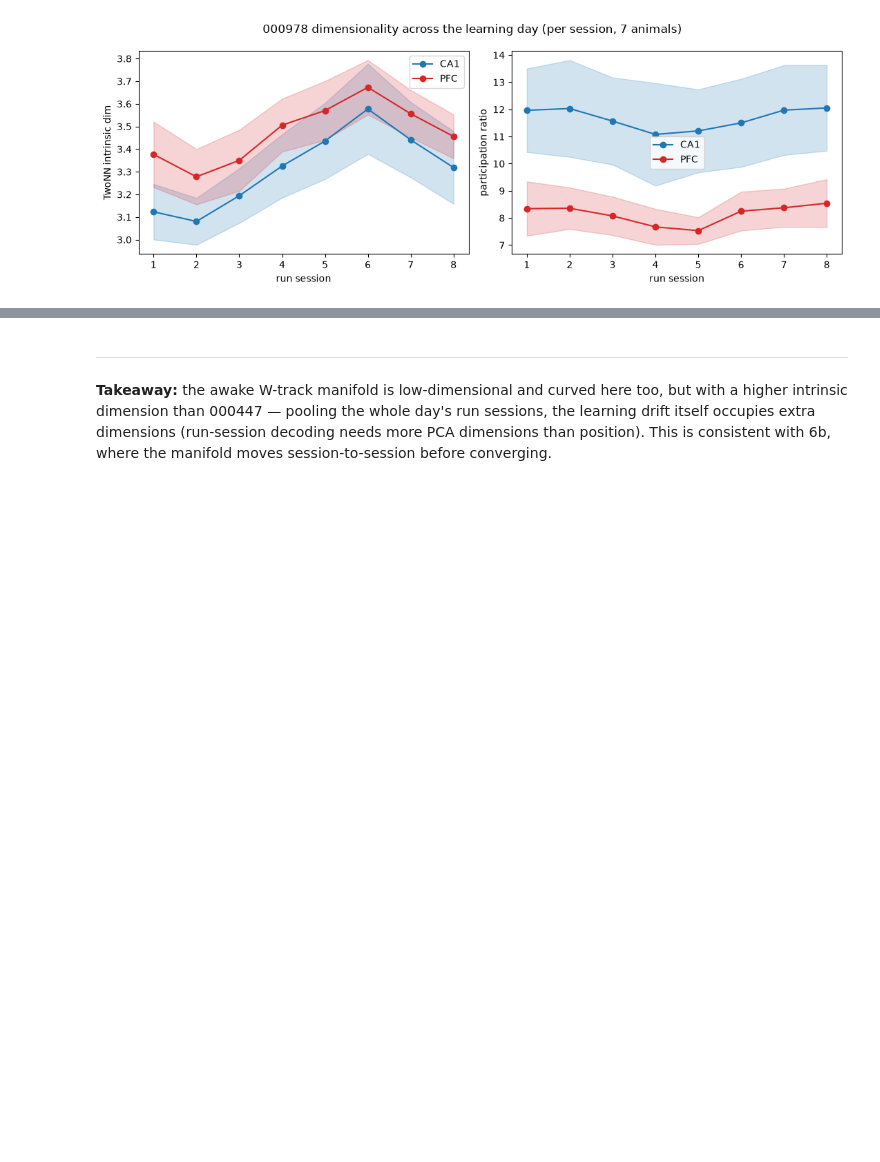
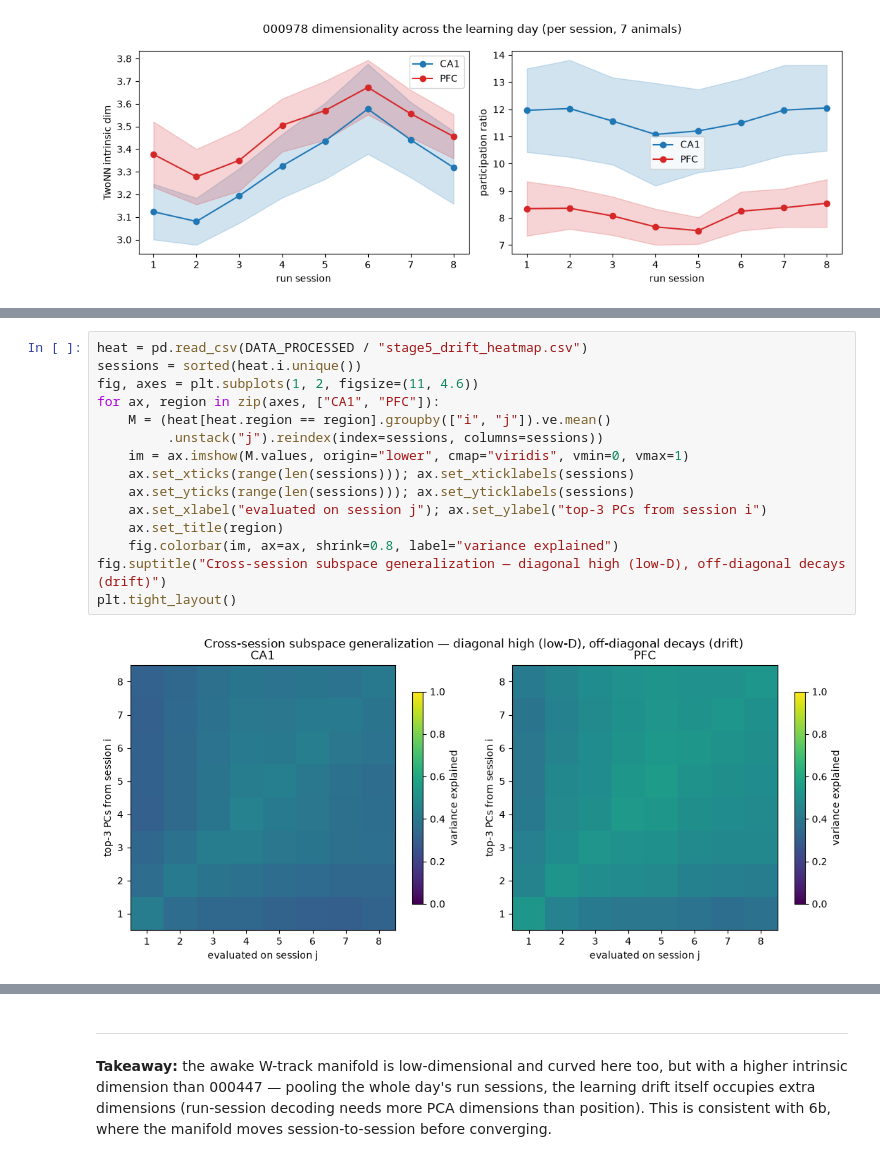
Before and after one commit to M-Proskurin/NeuroDataReHack, a Jupyter notebook: notebooks/000978/06_dimensionality.ipynb, the cells around one changed output, grey strips where cells are left out. Drawn from its saved outputs; the diff is of its cells as text; blank space fills up the shorter version.

```diff
--- a/notebooks/000978/06_dimensionality.ipynb
+++ b/notebooks/000978/06_dimensionality.ipynb
@@ -138,0 +154,17 @@ bysess.groupby(["region", "session"])[["twonn", "participation_ratio"]].mean().r
+# %%
+heat = pd.read_csv(DATA_PROCESSED / "stage5_drift_heatmap.csv")
+sessions = sorted(heat.i.unique())
+fig, axes = plt.subplots(1, 2, figsize=(11, 4.6))
+for ax, region in zip(axes, ["CA1", "PFC"]):
+    M = (heat[heat.region == region].groupby(["i", "j"]).ve.mean()
+         .unstack("j").reindex(index=sessions, columns=sessions))
+    im = ax.imshow(M.values, origin="lower", cmap="viridis", vmin=0, vmax=1)
+    ax.set_xticks(range(len(sessions))); ax.set_xticklabels(sessions)
+    ax.set_yticks(range(len(sessions))); ax.set_yticklabels(sessions)
+    ax.set_xlabel("evaluated on session j"); ax.set_ylabel("top-3 PCs from session i")
+    ax.set_title(region)
+    fig.colorbar(im, ax=ax, shrink=0.8, label="variance explained")
+fig.suptitle("Cross-session subspace generalization — diagonal high (low-D), off-diagonal decays (drift)")
+plt.tight_layout()
+# %% [output]
+[figure, added]
```
Also changed, not shown: parts of 2 cells of this notebook, 2 other files.
